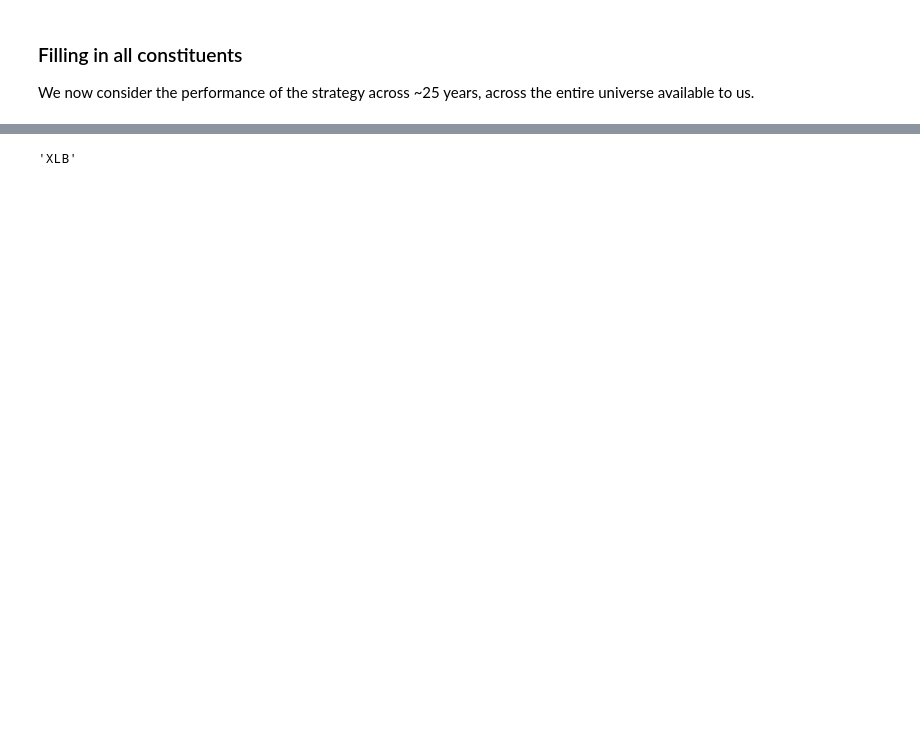
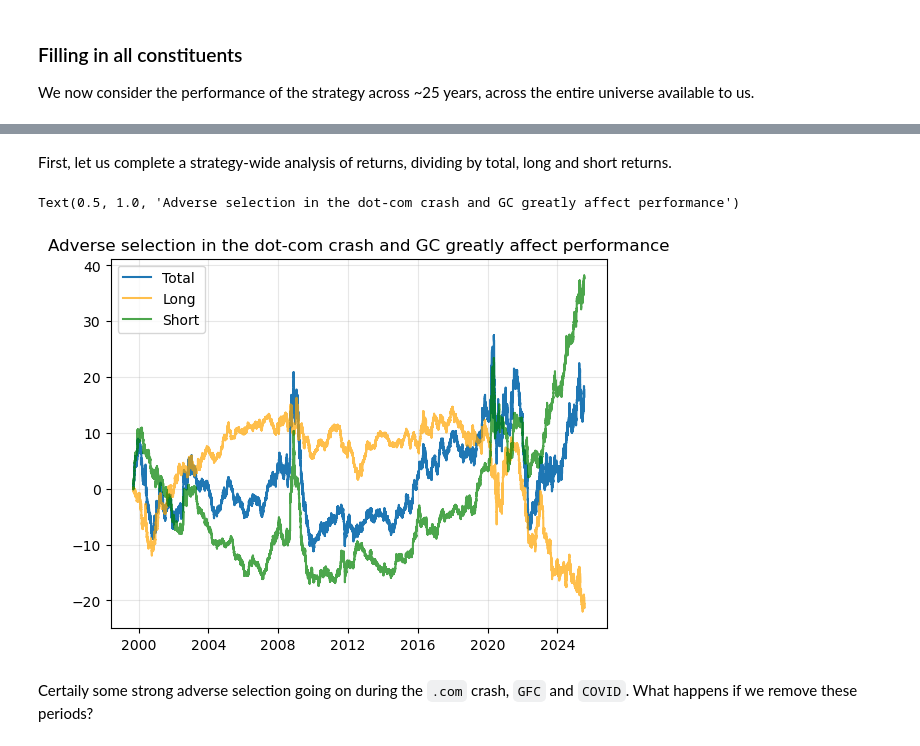
Before and after one commit to haezera/stat-arb-in-us-equities, a Jupyter notebook: research/backtest.ipynb, the cells around one changed output, grey strips where cells are left out. Cells and saved outputs as stored; diff of their text form; code cells hidden in the pictures; blank space fills up the shorter version.

Commit message:
feat: initial backtester finished... need to find a way to track performance and only trade good pairs

```diff
--- a/research/backtest.ipynb
+++ b/research/backtest.ipynb
@@ -329,4 +327,13 @@ KeyboardInterrupt:
-# %%
-hedge_leg
-# %% [output]
-'XLB'
+# %%
+strategy_history = pd.concat(positions).sort_values('date').reset_index(drop=True)
+# %% [markdown]
+First, let us complete a strategy-wide analysis of returns, dividing by total, long and short returns.
+# %%
+strategy_longs = strategy_history[strategy_history['signal'] == 1].copy()
+strategy_shorts = strategy_history[strategy_history['signal'] == -1].copy()
+# %%
+strategy_longs['return'] = (strategy_longs['log_return_edge'] - strategy_longs['log_return_hedge'])
+strategy_shorts['return'] = -(strategy_shorts['log_return_edge'] - strategy_shorts['log_return_hedge'])
+
+strategy_total = pd.concat([strategy_longs, strategy_shorts]).sort_values('date')
+strategy_total['cum_return'] = strategy_total['return'].cumsum()
@@ -332,0 +342,12 @@ hedge_leg
+# %%
+plt.plot(strategy_total['date'], strategy_total['cum_return'], label='Total')
+plt.plot(strategy_longs['date'], strategy_longs['return'].cumsum(), color='orange', label='Long', alpha=0.7)
+plt.plot(strategy_shorts['date'], strategy_shorts['return'].cumsum(), color='green', label='Short', alpha=0.7)
+plt.grid(alpha=0.3)
+plt.legend()
+plt.title('Adverse selection in the dot-com crash and GC greatly affect performance')
+# %% [output]
+Text(0.5, 1.0, 'Adverse selection in the dot-com crash and GC greatly affect performance')
+[figure, added]
+# %% [markdown]
+Certaily some strong adverse selection going on during the `.com` crash, `GFC` and `COVID`. What happens if we remove these periods?
```
Also changed, not shown: parts of 11 cells of this notebook, 1 other file.
